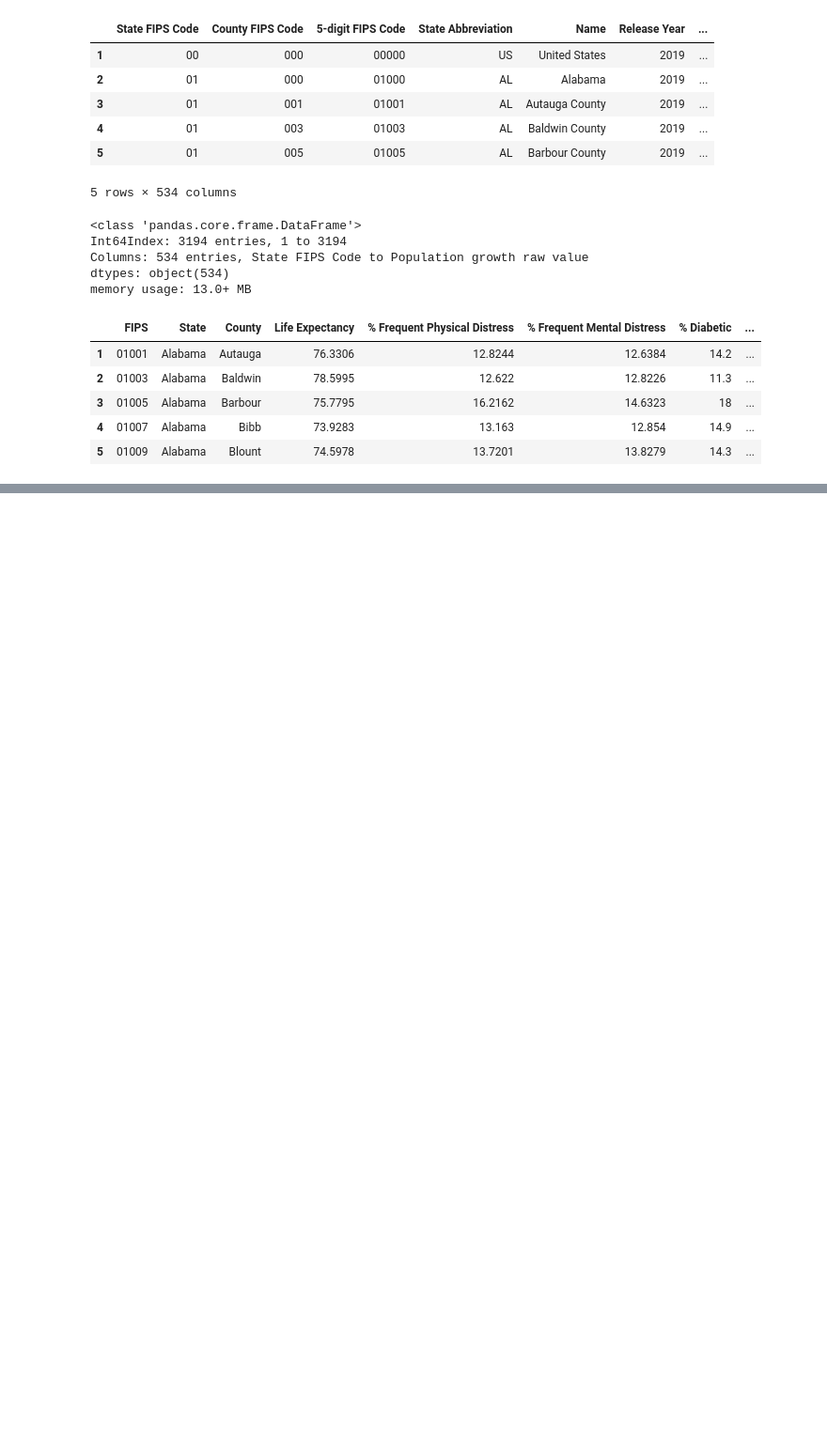
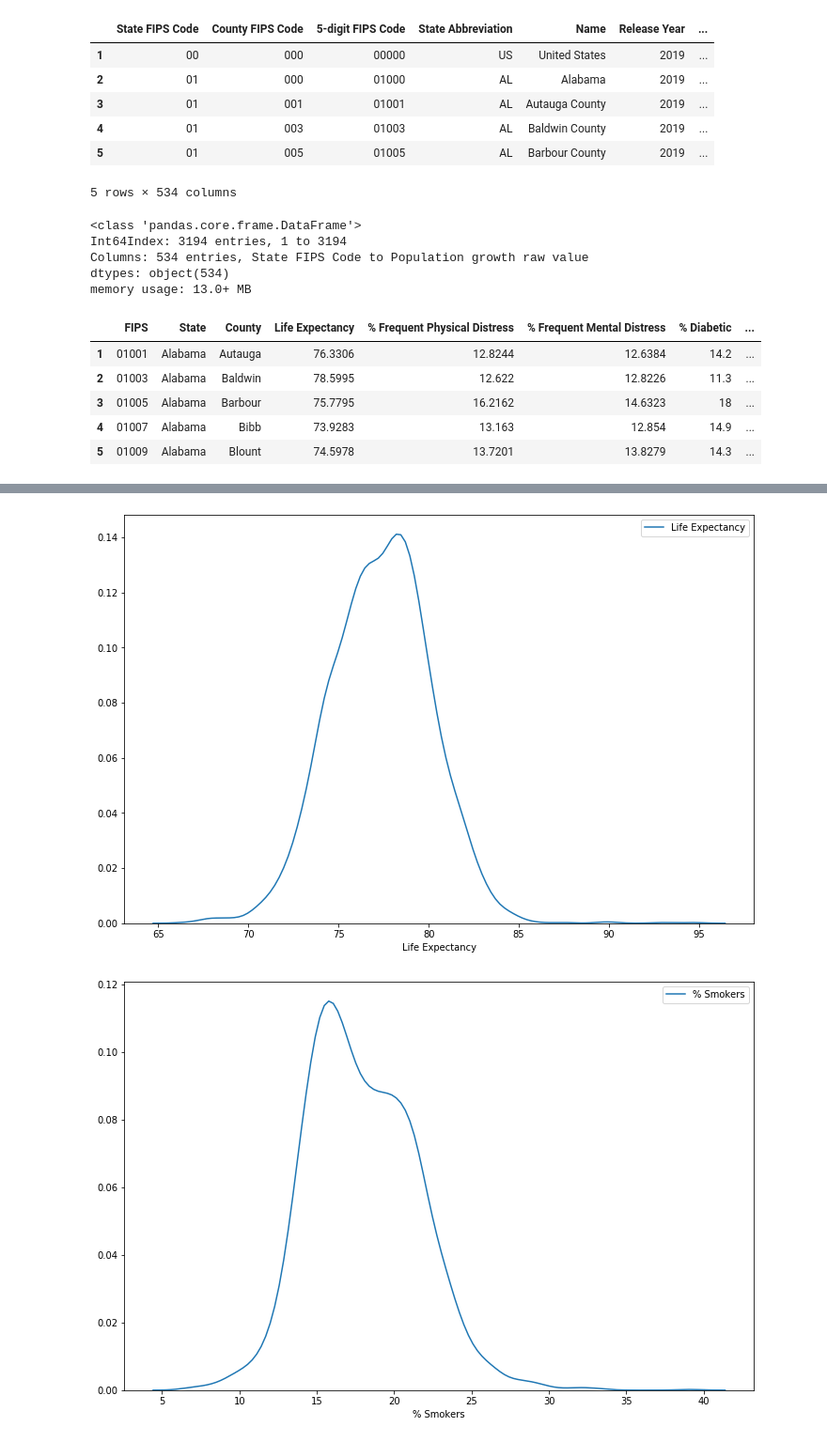
Before and after one commit to 1Banji/Health-Death, a Jupyter notebook: Sez/Untitled.ipynb, the cells around one changed output, grey strips where cells are left out. Shown at 94% size. Cells and saved outputs as stored; diff of their text form; code cells hidden in the pictures; blank space fills up the shorter version.

```diff
--- a/Sez/Untitled.ipynb
+++ b/Sez/Untitled.ipynb
@@ -149,0 +224,7 @@ memory usage: 1.0+ MB
+# %%
+for i in df_five.columns:
+    fig = plt.figure(figsize=(12,8))
+    sns.distplot(df_five[i], label=i, hist=False)
+# %% [output]
+[figure, added]
+[figure, added]
```
Also changed, not shown: parts of 11 cells of this notebook.
